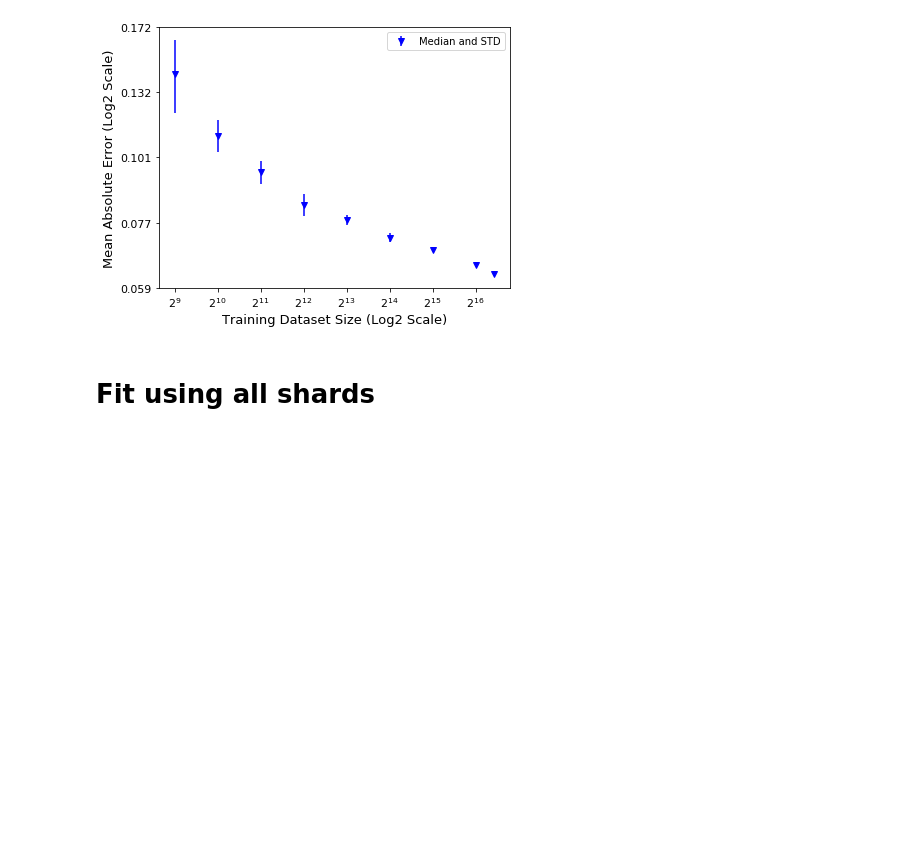
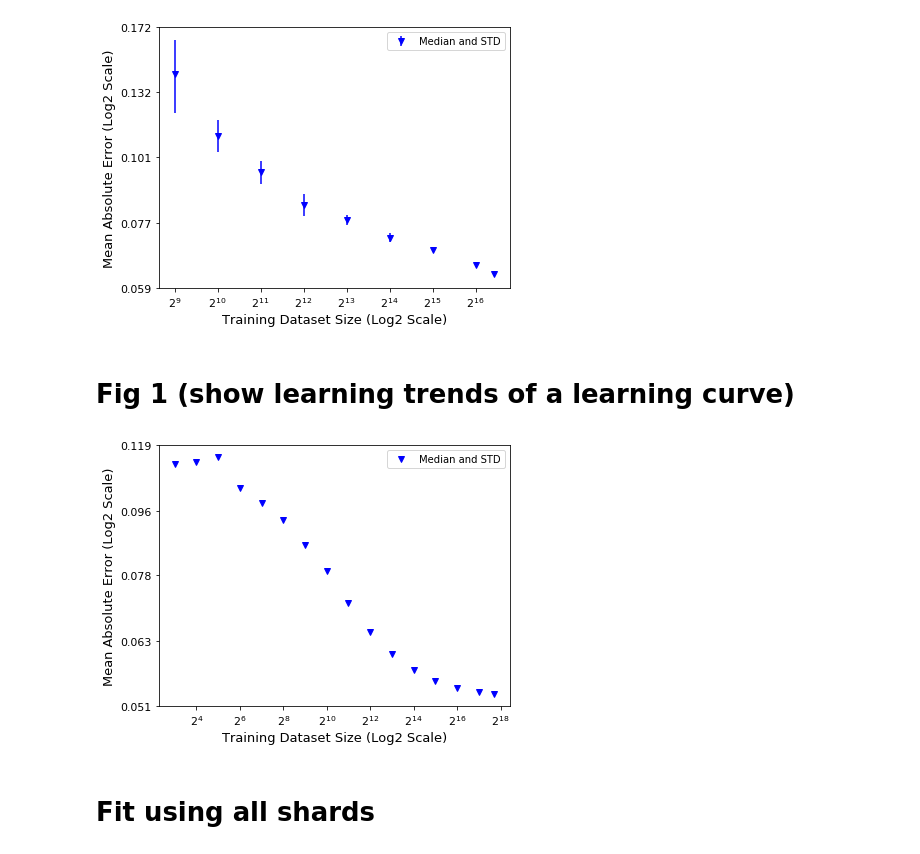
Before and after one commit to adpartin/LearningCurves, a Jupyter notebook: notebooks/01_many_seed_runs_analsis.ipynb, the cells around one changed output. Drawn from its saved outputs; the diff is of its cells as text; code cells hidden in the pictures; blank space fills up the shorter version.

```diff
--- a/notebooks/01_many_seed_runs_analsis.ipynb
+++ b/notebooks/01_many_seed_runs_analsis.ipynb
@@ -50,6 +50,7 @@ def calc_gof(y, yfit):
 # %%
 # Set Y axis
 def set_yticks_ap(ax, ylim=None):
+    """ Adjust y ticks. """
     ax.get_yaxis().set_major_formatter(matplotlib.ticker.ScalarFormatter())
     if (ylim is None):
         ylim = ax.get_ylim()
@@ -61,15 +62,16 @@ def set_yticks_ap(ax, ylim=None):
 # %% [markdown]
 ### Load results from runs
 # %%
-src = 'gdsc'
-# src = 'top6'
+# src = 'gdsc'
+src = 'top6'
 
 # GDSC
 if src == 'gdsc':
-#     base_dir = Path('/vol/ml/apartin/projects/LearningCurves/trn.gdsc/split_on_none/multi_seed_lgbm_100_trees'); model='lgbm'
+    base_dir = Path('/vol/ml/apartin/projects/LearningCurves/trn.gdsc/split_on_none/multi_seed_lgbm_100_trees'); model='lgbm'
+    # base_dir = Path('/vol/ml/apartin/projects/LearningCurves/trn.gdsc/split_on_none/nn_reg0_sub'); model='nn'
+
     # base_dir = Path('/vol/ml/apartin/projects/LearningCurves/trn.gdsc/split_on_none/nn_reg0'); model='nn'
     # base_dir = Path('/vol/ml/apartin/projects/LearningCurves/trn.gdsc/split_on_none/multi_seed_rf_100_trees'); model='rf'
-    base_dir = Path('/vol/ml/apartin/projects/LearningCurves/trn.gdsc/split_on_none/nn_reg0_sub'); model='nn'
     # base_dir = Path('/vol/ml/apartin/projects/LearningCurves/trn.gdsc/split_on_none/nn_reg0_')
 
 elif src == 'top6':
@@ -248,6 +251,51 @@ plt.tight_layout()
 plt.savefig(base_dir/(f'{src}_{model}_avg_median_std.png'), dpi=200)
 # %% [output]
 [figure]
+# %% [markdown]
+# Fig 1 (show learning trends of a learning curve)
+# %%
+figsize = (6, 4.5)
+# figsize = (10, 8)
+
+# scale = 'linear'
+scale = 'log2'
+plot_args = {'metric_name': metric_name, 'xtick_scale': scale, 'ytick_scale': scale, 'figsize': figsize}
+
+# The previous two figures should help decide which shards to use
+scr = scores_te[shift_idx:].reset_index(drop=True)
+y_col_name = 'median'
+
+x = scr['tr_size']
+y = scr[y_col_name]
+yerr = scr['std']
+
+shard_min_idx = 0
+xf = x[shard_min_idx:]
+yf = y[shard_min_idx:]
+
+ax = None
+
+ax = lrn_crv_plot.plot_lrn_crv_new(x=x, y=y,
+                                   ax=ax, ls='', marker='v', alpha=1,
+                                   **plot_args, color='b', label='Median and STD')
+# ---------------------
+# General axes prms
+# https://matplotlib.org/3.1.1/api/_as_gen/matplotlib.axes.Axes.tick_params.html
+ax.tick_params(axis='both', labelsize=11)
+
+# Set X axis
+xlim = ax.get_xlim()
+# ax.set_xticks([2**i for i in range(2, 17)])
+
+# Set Y axis
+ax = set_yticks_ap(ax)
+
+ax.legend(frameon=True, fontsize=10, loc='best');
+ax.grid(False)
+plt.tight_layout()
+plt.savefig(base_dir/(f'{src}_{model}_fig1_{scale}.png'), dpi=200)
+# %% [output]
+[figure, added]
 # %% [markdown]
 # Fit using all shards
 # %%
```
Also changed, not shown: parts of 1 cell of this notebook, 2 other files.
